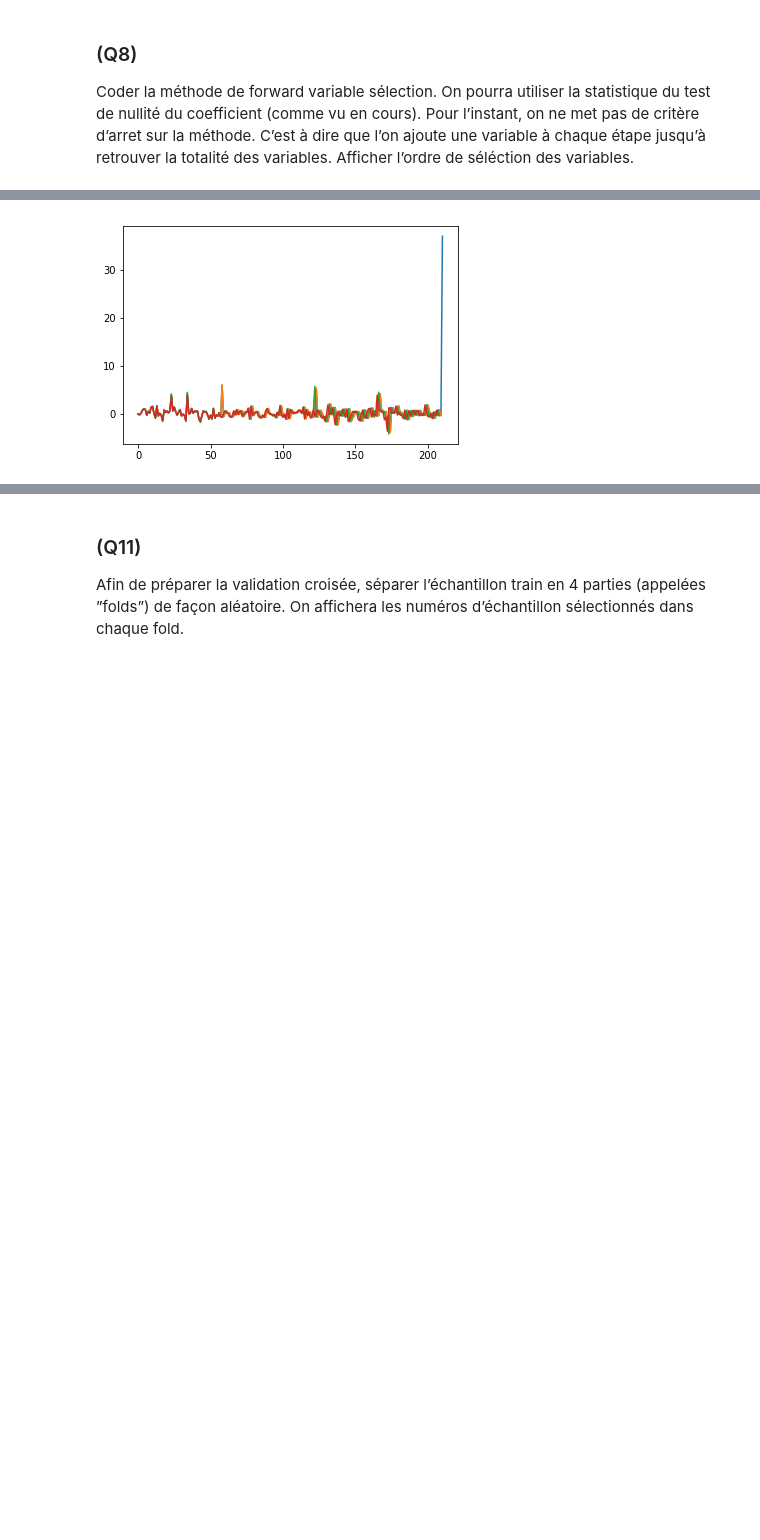
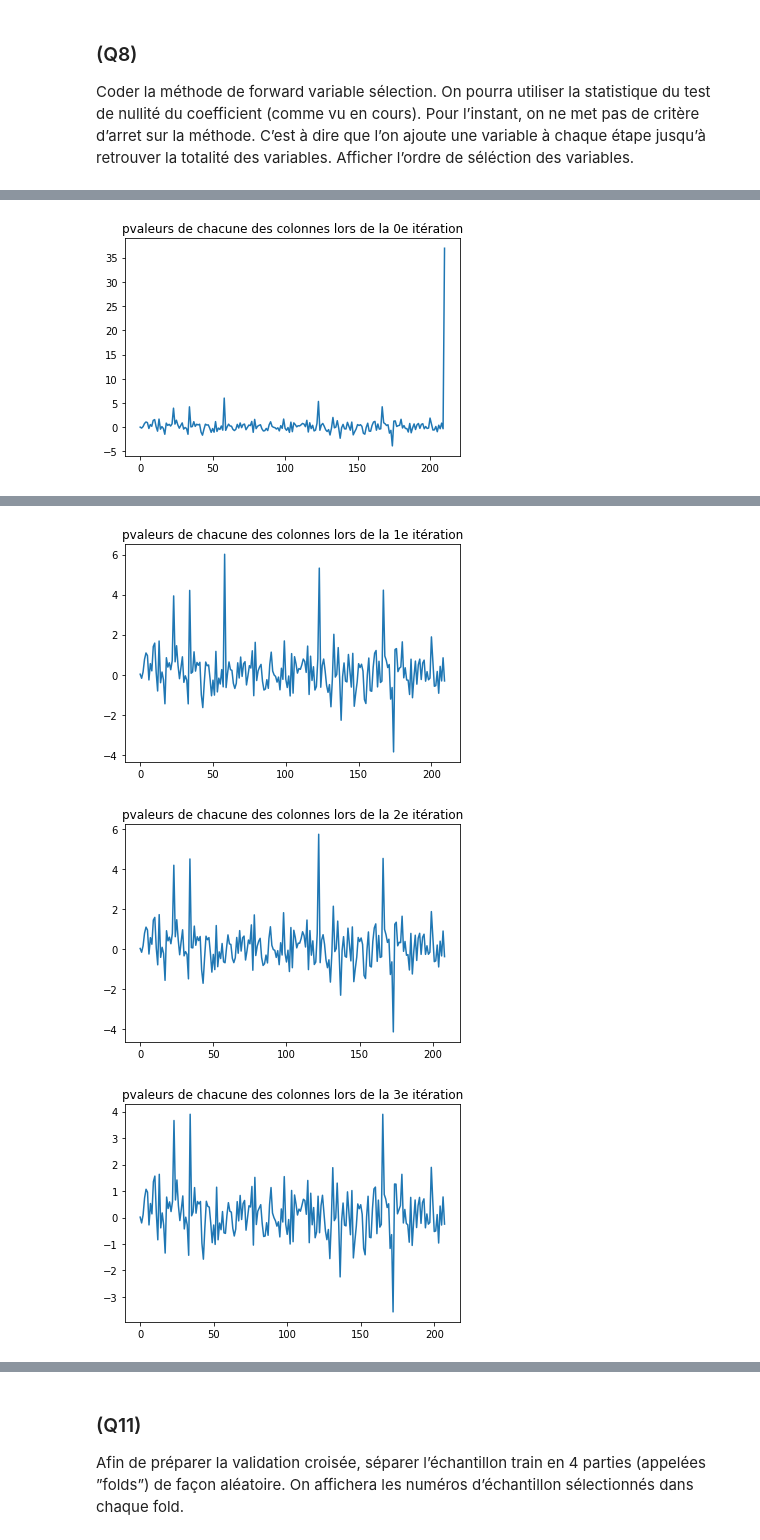
Before and after one commit to MSBigData2019/Benoit_SdeMenthiere, a Jupyter notebook: stats/TP3.ipynb, the cells around one changed output, grey strips where cells are left out. Cells and saved outputs as stored; diff of their text form; code cells hidden in the pictures; blank space fills up the shorter version.

```diff
--- a/stats/TP3.ipynb
+++ b/stats/TP3.ipynb
@@ -248,6 +234,7 @@ C’est à dire que l’on ajoute une variable à chaque étape jusqu’à retro
 Afficher l’ordre de séléction des variables.
 # %%
 def regr(col, y_):
+    '''Pour une colonne donnée on calcule la statistique et la p valeur associée au test r = X_k*theta_k'''
     gram = col.T @ col
     n = len(y_)
     rg = np.linalg.matrix_rank(gram)
@@ -261,6 +248,7 @@ def regr(col, y_):
     return T_stat, pval
 # %%
 def features_selection(df, target):
+    '''On calcule les pvaleurs associées à chacune des colonnes'''
     regression =  [regr(col, target) for col in [df[[col]] for col in df.columns]]
     pvals = np.array(regression)[:,1]
     Tstats = np.array(regression)[:,0]
@@ -277,23 +269,25 @@ pvals = []
 pvals_selected = []
 features_selected = []
 flag = True
+plots = []
 while not data.empty:
     regr_ = features_selection(data, r)
     mini = min(regr_[1])
+    if len(features) <= 3:
+        plt.figure()
+        plt.plot(regr_[0].reshape(-1,1))
+        plt.title('pvaleurs de chacune des colonnes lors de la {}e itération'.format(len(features)))
+    pvals.append(mini)
+    col = data.columns[regr_[1].tolist().index(mini)]
     if mini < 0.1 and flag:
         pvals_selected.append(mini)
         features_selected.append(col)
     else:
         flag = False
-    if len(features) <= 3:
-        plt.plot(regr_[0].reshape(-1,1))
-    pvals.append(mini)
-    col = data.columns[regr_[1].tolist().index(mini)]
     lr_ = LinearRegression()
     lr_.fit(concat[col].values.reshape(-1,1), r)
     theta.append(lr_.coef_[0])
     r -= concat[col].apply(lambda x : x*theta[-1])
     data = data.drop(columns=col)
     features.append(col)
-plt.show()
 # %% [output]
@@ -300 +296 @@ plt.show()
-[figure, old version]
+[figure, new version]
@@ -302,0 +297,3 @@ Wall time: 1min 40s
+[figure, added]
+[figure, added]
+[figure, added]
```
Also changed, not shown: parts of 85 cells of this notebook, 1 other file.
